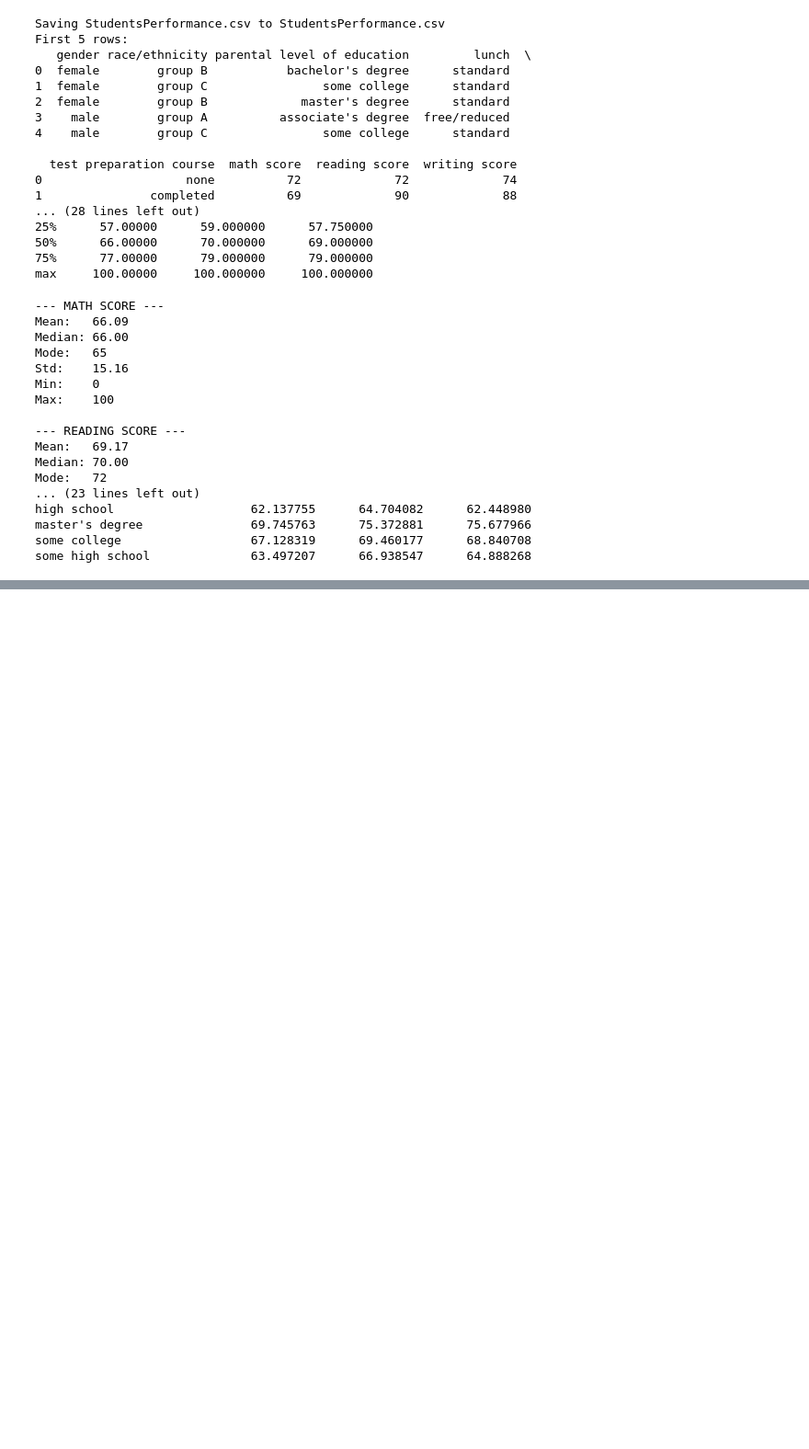
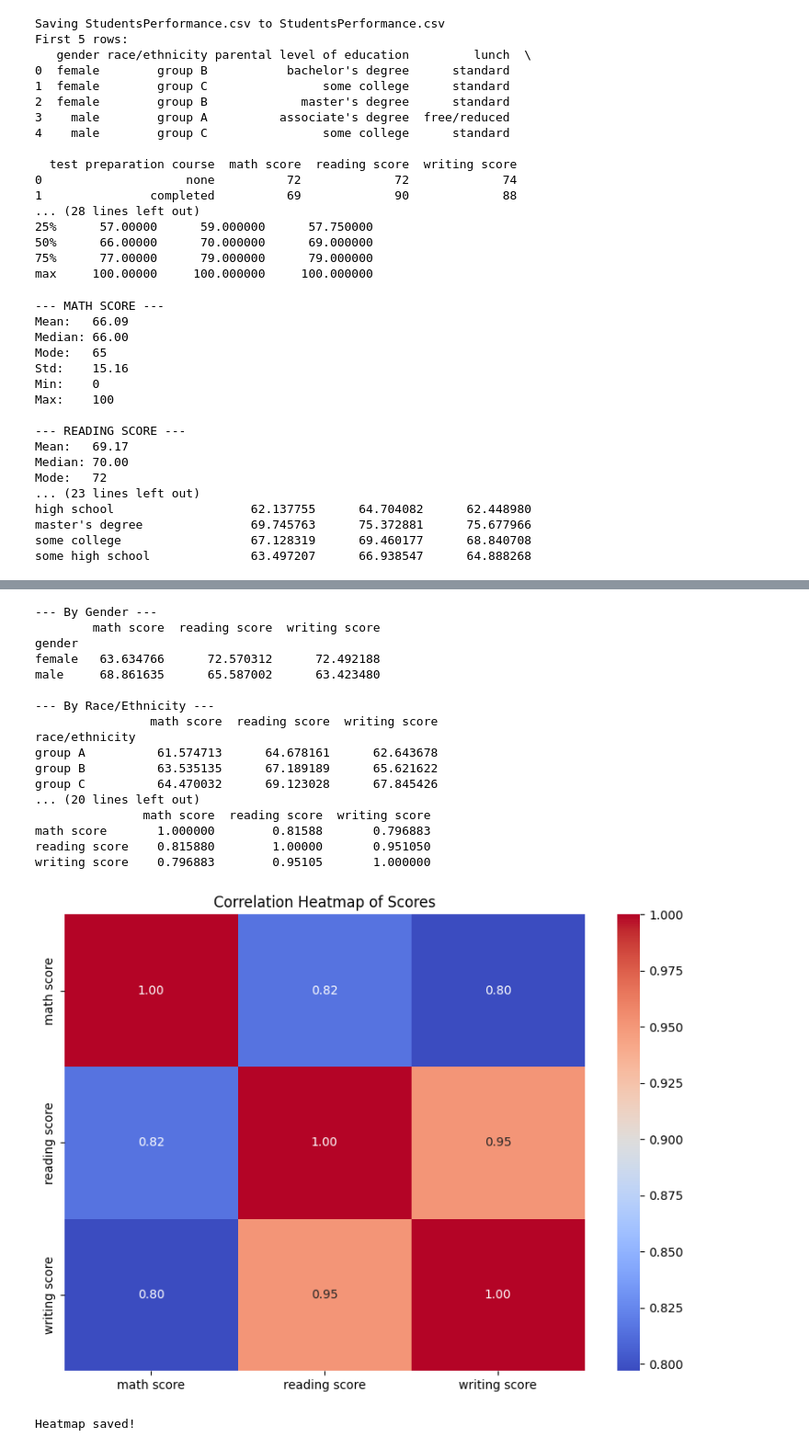
Before and after one commit to teaspoon34/Student_Performance_Analysis, a Jupyter notebook: analysis.ipynb, the cells around one changed output, grey strips where cells are left out. Shown at 92% size. Cells and saved outputs as stored; diff of their text form; code cells hidden in the pictures; blank space fills up the shorter version.

Commit message:
Add EDA, correlation, and visualizations Tasks 4 and 5

```diff
--- a/analysis.ipynb
+++ b/analysis.ipynb
@@ -81,0 +201,53 @@ some high school              63.497207      66.938547      64.888268
+# %%
+# Task 4: EDA & Correlation
+
+scores = ['math score', 'reading score', 'writing score']
+
+# GroupBy analysis
+print("--- By Gender ---")
+print(clean_df.groupby('gender')[scores].mean())
+
+print("\n--- By Race/Ethnicity ---")
+print(clean_df.groupby('race/ethnicity')[scores].mean())
+
+print("\n--- By Parental Education ---")
+print(clean_df.groupby('parental level of education')[scores].mean())
+
+print("\n--- By Test Preparation Course ---")
+print(clean_df.groupby('test preparation course')[scores].mean())
+
+# Correlation Matrix
+print("\n--- Correlation Matrix ---")
+print(clean_df[scores].corr())
+
+# Heatmap
+import matplotlib.pyplot as plt
+import seaborn as sns
+
+plt.figure(figsize=(8,6))
+sns.heatmap(clean_df[scores].corr(), annot=True, cmap='coolwarm', fmt='.2f')
+plt.title('Correlation Heatmap of Scores')
+plt.tight_layout()
+plt.savefig('heatmap.png')
+plt.show()
+print("Heatmap saved!")
+# %% [output]
+--- By Gender ---
+        math score  reading score  writing score
+gender
+female   63.634766      72.570312      72.492188
+male     68.861635      65.587002      63.423480
+
+--- By Race/Ethnicity ---
+                math score  reading score  writing score
+race/ethnicity
+group A          61.574713      64.678161      62.643678
+group B          63.535135      67.189189      65.621622
+group C          64.470032      69.123028      67.845426
+... (20 lines left out)
+               math score  reading score  writing score
+math score       1.000000        0.81588       0.796883
+reading score    0.815880        1.00000       0.951050
+writing score    0.796883        0.95105       1.000000
+[figure, added]
+Heatmap saved!
```
Also changed, not shown: parts of 3 cells of this notebook.
